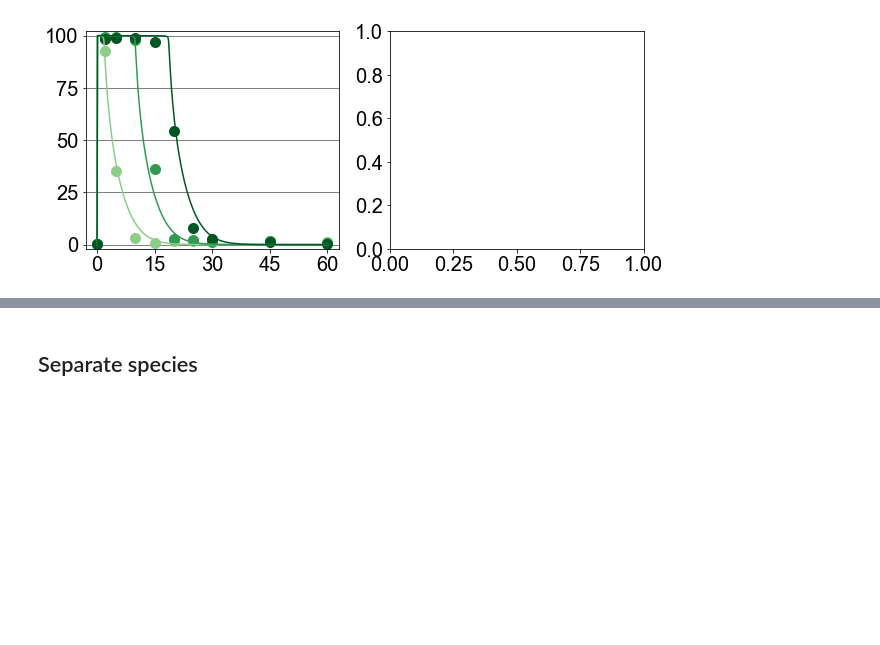
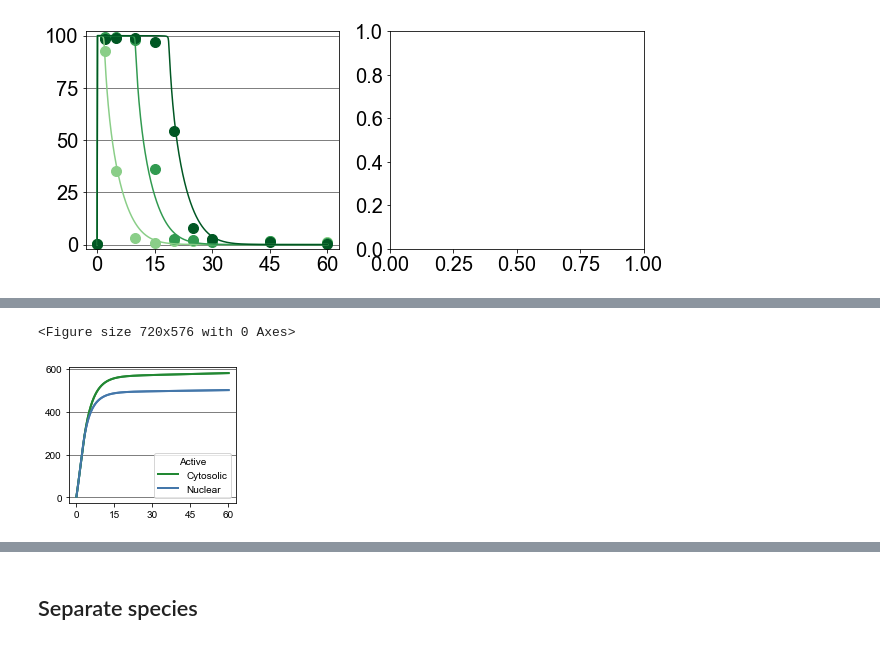
Before and after one commit to elstonlab/HOG-branch-dynamics, a Jupyter notebook: Combined/Visualizations/200515_OptimizedModel2_60 - Kimiko figures.ipynb, the cells around one changed output, grey strips where cells are left out. Saved outputs shown, nothing was run; the diff lists cells and outputs as text; code cells hidden in the pictures; blank space fills up the shorter version.

```diff
--- a/Combined/Visualizations/200515_OptimizedModel2_60 - Kimiko figures.ipynb
+++ b/Combined/Visualizations/200515_OptimizedModel2_60 - Kimiko figures.ipynb
@@ -196 +196,6 @@ plotting.plt_param_behaviors(model_fxns, sorted_thetas_EA, 3, total_protein, ini
+# %%
+plotting.plt_param_integrals(model_fxns, sorted_thetas_EA, 1, total_protein, inits, [150], time, 'all Hog1', mapk_wt_data=None, mapk_time=phospho_time,ss=True)
+# %% [output]
+<Figure size 720x576 with 0 Axes>
+[figure, added]
 # %%
```
Also changed, not shown: parts of 7 cells of this notebook, 2 other files.
